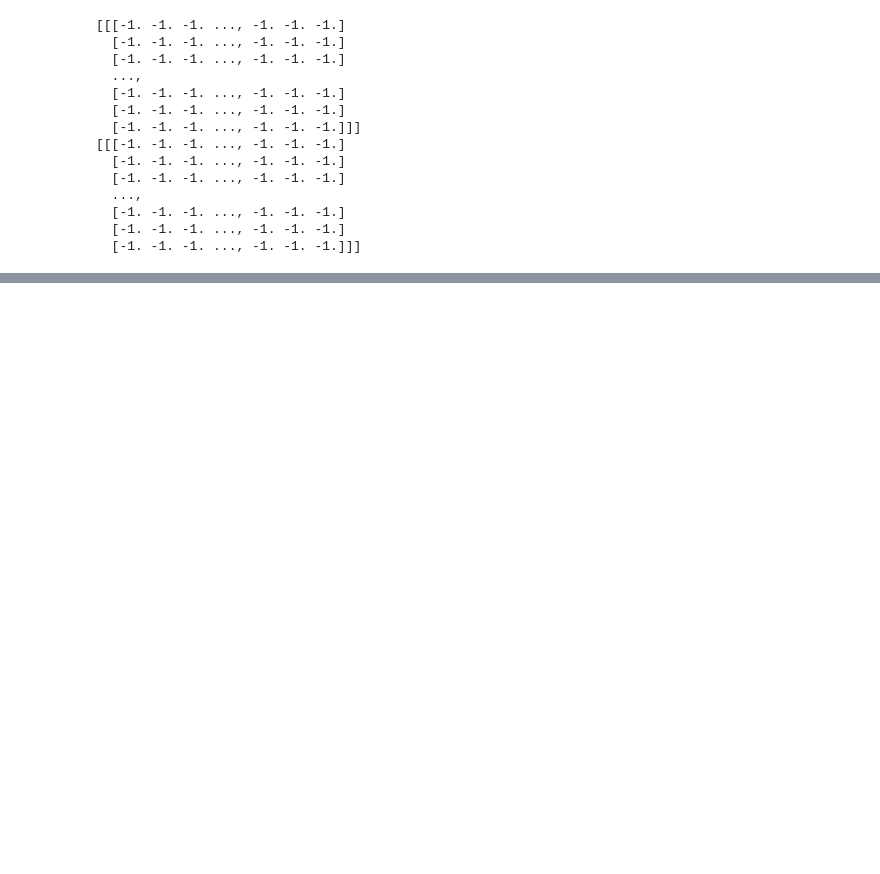
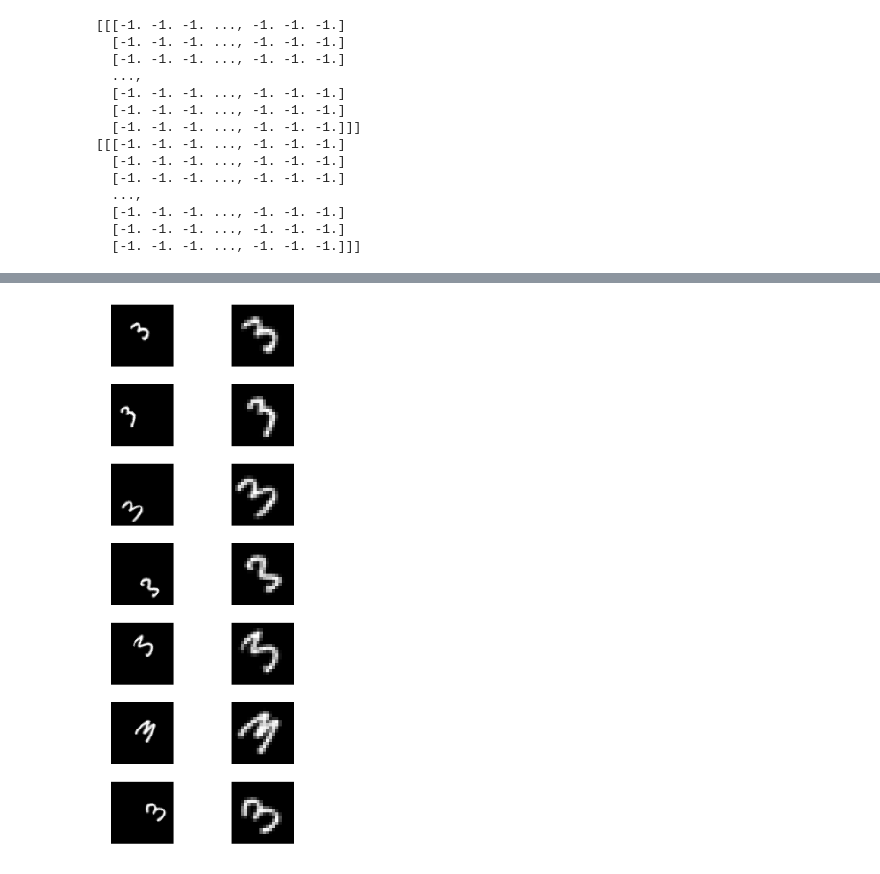
Before and after one commit to canerozer/STN-in-Lasagne, a Jupyter notebook: Th3_N3tw0rk_in_Lasagne.ipynb, the cells around one changed output, grey strips where cells are left out. Saved outputs shown, nothing was run; the diff lists cells and outputs as text; code cells hidden in the pictures; blank space fills up the shorter version.

```diff
--- a/Th3_N3tw0rk_in_Lasagne.ipynb
+++ b/Th3_N3tw0rk_in_Lasagne.ipynb
@@ -512,12 +495,13 @@ def eval_epoch(X, y):
     acc = np.mean(preds == y)
     return np.mean(loss), acc, transform_eval, actual_thetas, preds, output_eval
 # %%
+#EDITS SHOULD BE PERFORMED
 # BEFORE TRAINING, HOW IS THE ACCURACY LIKE?
-y_test2 = np.array([1, 1, 1, 1, 4, 4, 4, 4, 7, 0, 7, 2, 2, 2, 0, 0, 0, 2, 7, 7, 3, 3, 3, 3, 6, 6, 5, 5, 5, 5, 8, 6, 8, 6, 8, 8, 9, 9, 9, 9], dtype=np.int32)
-X_test2 = np.zeros((y_test2.shape[0], 1, 60, 60), dtype=np.float32)
-for i in range(40):
-    X_test2[i] = cv2.imread("/home/dl2/caner_grad/temp/translated_ones/"+str(i)+ ".png", cv2.IMREAD_GRAYSCALE)
-for i in range(40):
-    X_test2[i] = (X_test2[i] - np.mean(X_test2[i]))/np.std(X_test2[i])
-test_loss2, test_acc2, test_transform2, actual_thetas2, preds2, output_eval2 = eval_epoch(X_test2, y_test2)
-print "test loss {0}, test acc {1}".format(test_loss2, test_acc2)
+# y_test2 = np.array([1, 1, 1, 1, 4, 4, 4, 4, 7, 0, 7, 2, 2, 2, 0, 0, 0, 2, 7, 7, 3, 3, 3, 3, 6, 6, 5, 5, 5, 5, 8, 6, 8, 6, 8, 8, 9, 9, 9, 9], dtype=np.int32)
+# X_test2 = np.zeros((y_test2.shape[0], 1, 60, 60), dtype=np.float32)
+# for i in range(40):
+#     X_test2[i] = cv2.imread("/home/dl2/caner_grad/temp/translated_ones/"+str(i)+ ".png", cv2.IMREAD_GRAYSCALE)
+# for i in range(40):
+#     X_test2[i] = (X_test2[i] - np.mean(X_test2[i]))/np.std(X_test2[i])
+# test_loss2, test_acc2, test_transform2, actual_thetas2, preds2, output_eval2 = eval_epoch(X_test2, y_test2)
+# print "test loss {0}, test acc {1}".format(test_loss2, test_acc2)
@@ -572,7 +557,15 @@ except KeyboardInterrupt:
 # %%
+test_accs = []
+test_losses = []
+preds_train = []
+
+
 theano.config.exception_verbosity="high"
-with np.load('model190.npz') as f:
-     param_values = [f['arr_%d' % i] for i in range(len(f.files))]
-lasagne.layers.set_all_param_values(model, param_values)
-test_loss, test_acc, test_transform, actual_thetas, preds, output_eval = eval_epoch(data['X_test'], data['y_test'])
-test_accs += [test_acc]
+for i in range(11):
+    with np.load('model'+str(i*10)+".npz") as f:
+         param_values = [f['arr_%d' % i] for i in range(len(f.files))]
+    lasagne.layers.set_all_param_values(model, param_values)
+    test_loss, test_acc, test_transform, actual_thetas, preds, output_eval = eval_epoch(data['X_test'][:], data['y_test'][:])
+    test_accs += [test_acc]
+    test_losses += [test_loss]
+    preds_train += [np.argmax(output_eval, axis=-1)]
@@ -608,15 +610,18 @@ print data['X_train'][1].shape
 # %%
 plt.figure(figsize=(7,14))
 k=7
-for i in [2000,2001,2002,2003,2004,2005,2006]:
-    plt.subplot(k,2,1+(i-2000)*2)
+l = 23305
+for i in [l+j for j in range(k)]:
+    plt.subplot(k,2,1+(i-l)*2)
     plt.imshow(data['X_test'][i].reshape(DIM, DIM), cmap='gray', interpolation='none')
     if i == 0:
         plt.title('Original 60x60', fontsize=20)
     plt.axis('off')
-    plt.subplot(k,2,2+(i-2000)*2)
+    plt.subplot(k,2,2+(i-l)*2)
     plt.imshow(test_transform[i].reshape(DIM//3, DIM//3), cmap='gray', interpolation='none')
     if i == 0:
         plt.title('Transformed 20x20', fontsize=20)
     plt.axis('off')
 plt.tight_layout()
+# %% [output]
+[figure, added]
```
Also changed, not shown: parts of 20 cells of this notebook.
